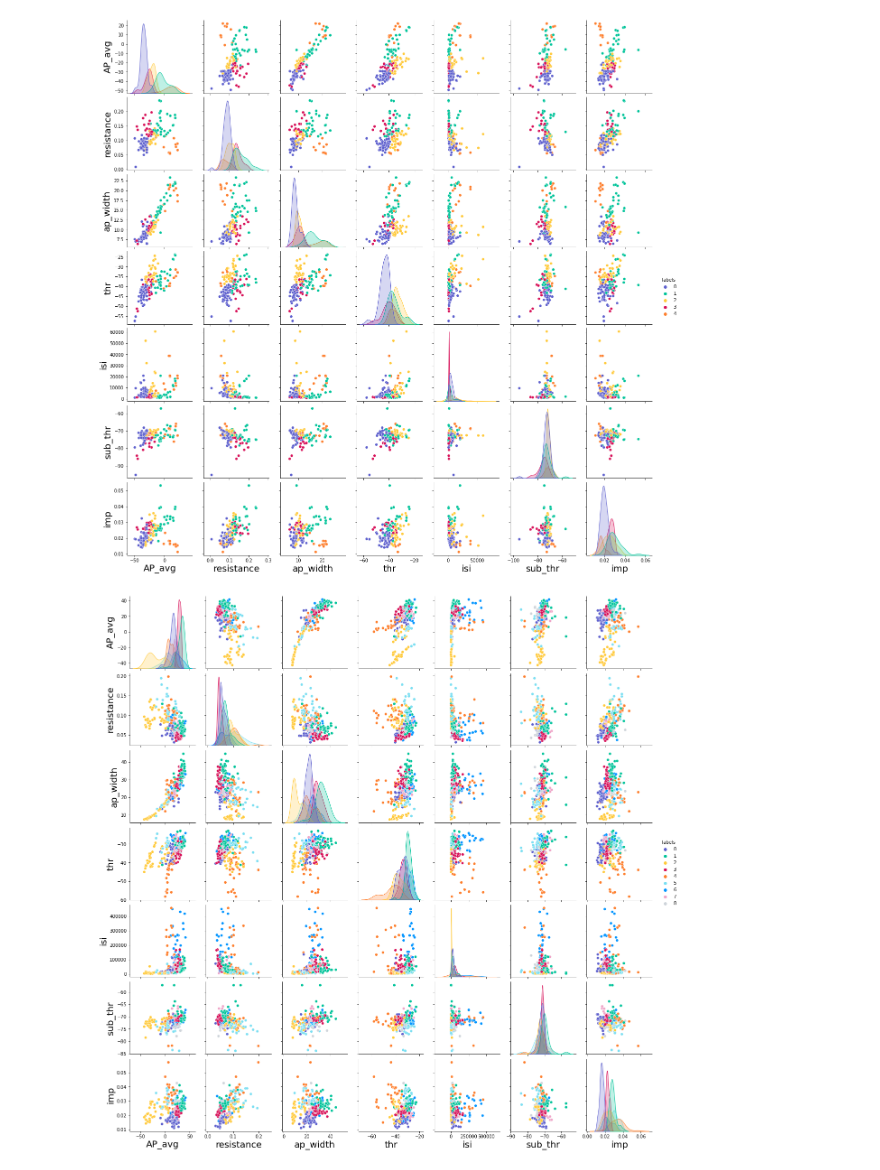
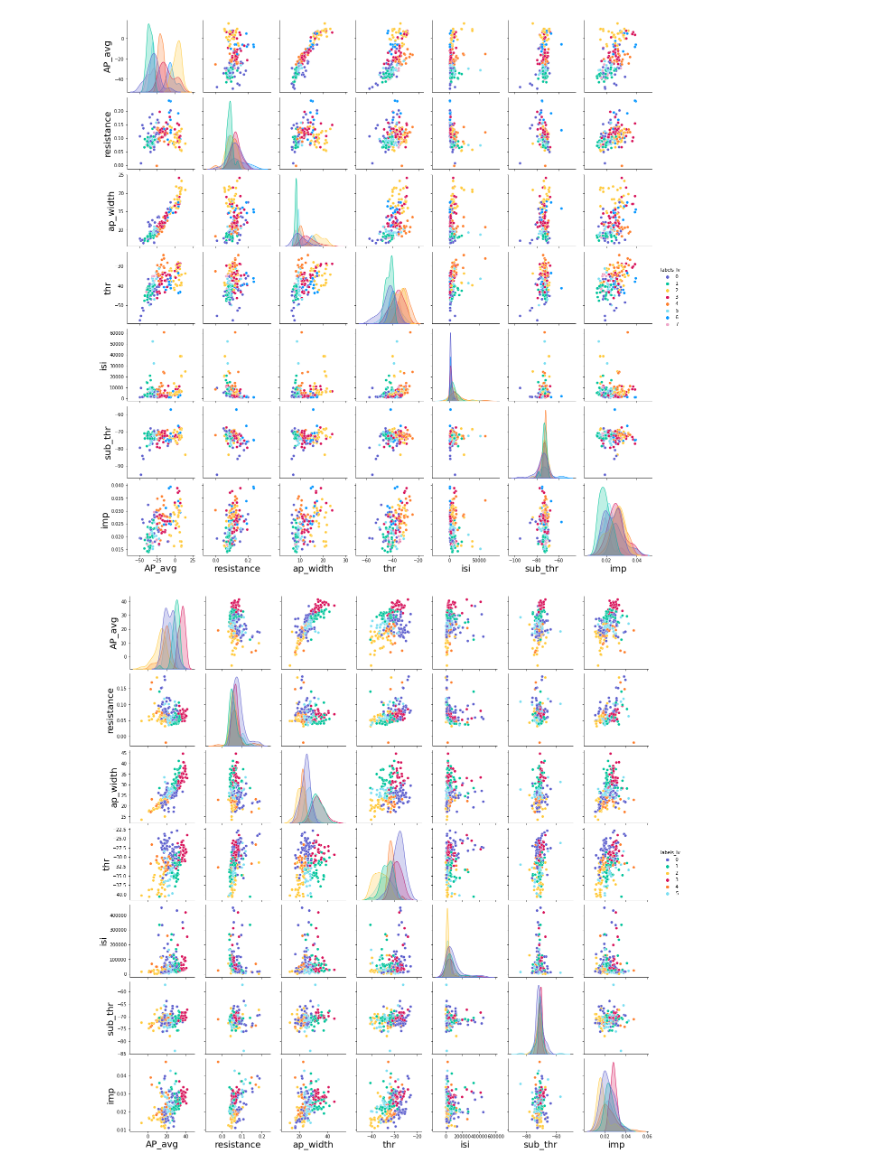
Before and after one commit to Nishant-codex/single_cell_analysis, a Jupyter notebook: notebooks/UMAP_Louvan.ipynb, the cells around one changed output. Saved outputs shown, nothing was run; the diff lists cells and outputs as text; code cells hidden in the pictures.

```diff
--- a/notebooks/UMAP_Louvan.ipynb
+++ b/notebooks/UMAP_Louvan.ipynb
@@ -594,0 +409,18 @@ ax2.spines['left'].set_color('#5c95ff')
+# %%
+mods = []
+
+# for res in np.arange(0.5,3.5,0.3):
+res = 0.15
+louvain = Louvain(resolution=res,random_state=random_state)
+adjacency = mapper.graph_
+labels_ephys = louvain.fit_predict(adjacency)
+mods.append((res, get_modularity(adjacency,labels_ephys)))
+
+clusterable_embedding2d_exc =reducer.fit_transform(data_umap)
+
+
+df_2d_exc = {'UMAP1':clusterable_embedding2d_exc[:, 0],
+        'UMAP2':clusterable_embedding2d_exc[:, 1],
+        'class':labels_ephys}
+sns.scatterplot(data=df_2d_exc,x='UMAP1',y='UMAP2',hue='class')
+plt.show()
@@ -594,0 +429,3 @@ ax2.spines['left'].set_color('#5c95ff')
+# %%
+# exc_inh_df_w_waves_acsf = exc_inh_df_w_waves_acsf[exc_inh_df_w_waves_acsf.waveform_labels!=2]
+exc_inh_df_w_waves_acsf['ephys_labels'] = labels_ephys
@@ -594,0 +466,10 @@ ax2.spines['left'].set_color('#5c95ff')
+# %%
+exc_df_acsf =   exc_inh_df_w_waves_acsf[exc_inh_df_w_waves_acsf['ephys_labels']==0]
+# exc_df_acsf = exc_df_acsf.drop_duplicates(subset='exp_name')
+
+labels_exc,_,_ = plot_UMAP_clusters_single(join_wave_with_ephys(feat, exc_inh_df_w_waves_acsf[exc_inh_df_w_waves_acsf['ephys_labels']==0]),
+                          20,
+                          0.0,
+                          random_state =42,
+                          res_louvain = 1.0,
+                          c_list = coherence_colors)
@@ -594,0 +574,4 @@ ax2.spines['left'].set_color('#5c95ff')
+# %%
+exc_df_acsf['labels_lv'] = labels_exc
+
+plot_confusion_matrix(get_confusion_matrix(exc_df_acsf,feat[:-1]),labels_exc)
@@ -718,10 +817,10 @@ ax2.spines['left'].set_color('#5c95ff')
 # %%
 with sns.plotting_context(rc={"axes.labelsize":20}):
-    sns.pairplot(inh_df_acsf[['AP_avg','resistance','ap_width','thr','isi', 'sub_thr', 'imp','labels']],hue='labels',palette=CUSTOM_PAL_SORT_3[:len(set(inh_df_acsf['labels']))])
+    sns.pairplot(inh_df_acsf[['AP_avg','resistance','ap_width','thr','isi', 'sub_thr', 'imp','labels_lv']],hue='labels_lv',palette=CUSTOM_PAL_SORT_3[:len(set(inh_df_acsf['labels_lv']))])
 # %% [output]
-[figure, old version]
+[figure, new version]
 # %%
 with sns.plotting_context(rc={"axes.labelsize":20}):
-    sns.pairplot(exc_df_acsf[['AP_avg','resistance','ap_width','thr','isi', 'sub_thr', 'imp','labels']],hue='labels',palette=CUSTOM_PAL_SORT_3[:len(set(exc_df_acsf['labels']))])
+    sns.pairplot(exc_df_acsf[['AP_avg','resistance','ap_width','thr','isi', 'sub_thr', 'imp','labels_lv']],hue='labels_lv',palette=CUSTOM_PAL_SORT_3[:len(set(exc_df_acsf['labels_lv']))])
 # %% [output]
-[figure, old version]
+[figure, new version]
```
Also changed, not shown: parts of 55 cells of this notebook, 1 other file.
